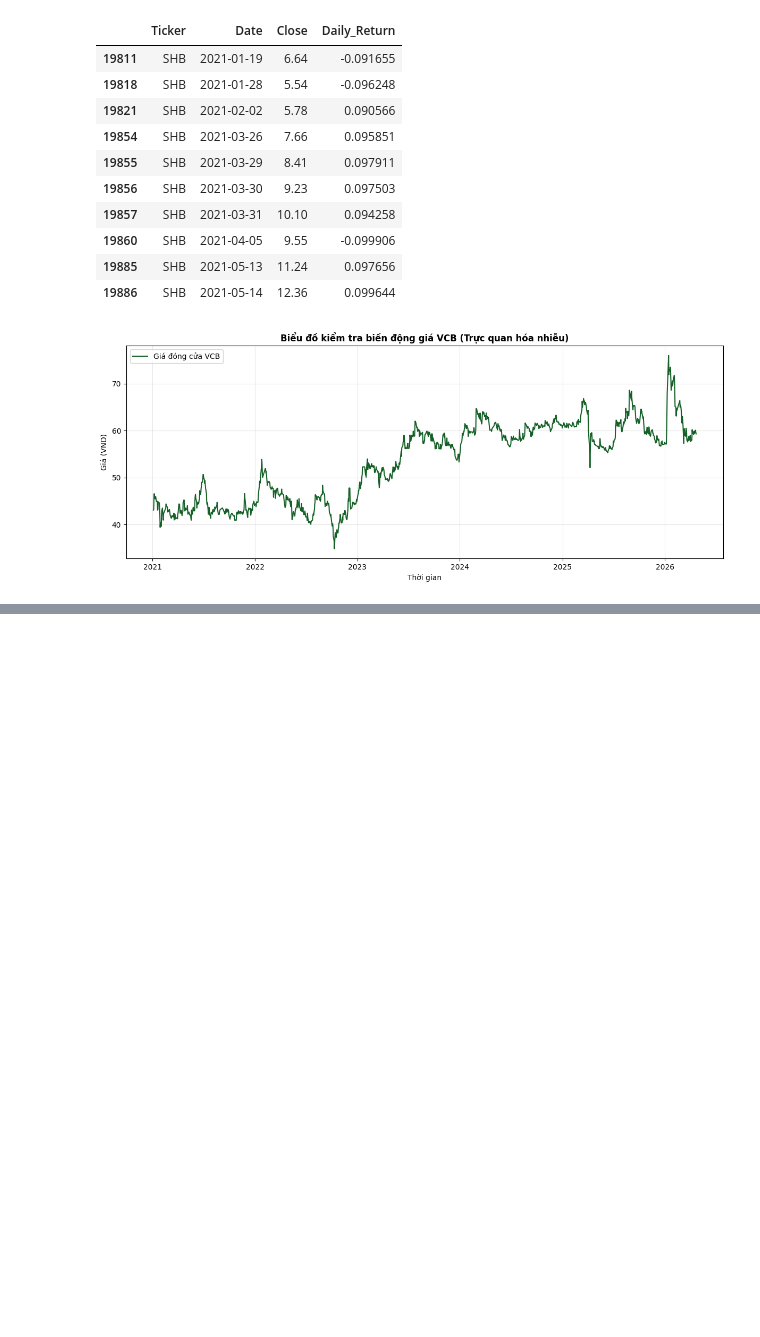
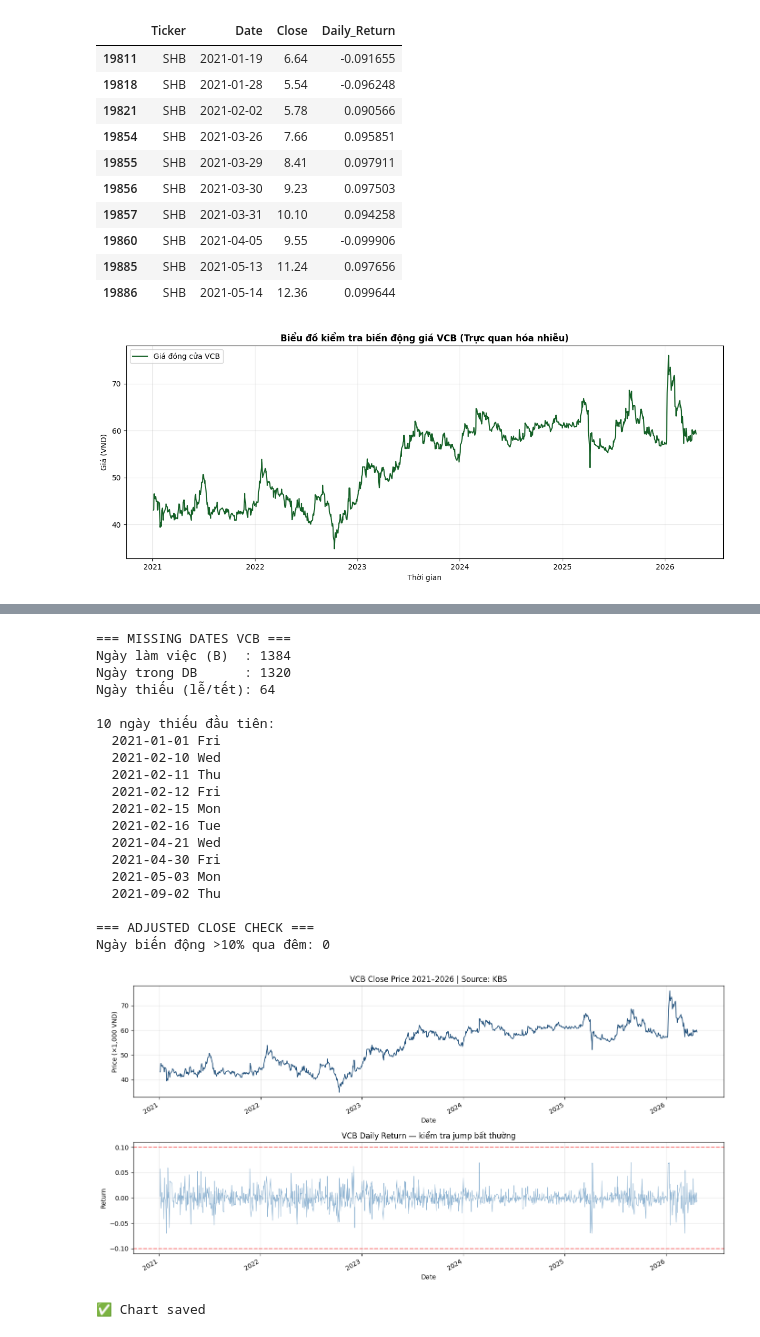
Before and after one commit to MCTGiang/vn-portfolio-optimizer, a Jupyter notebook: notebooks/07.Test_Streamlit.ipynb, the cells around one changed output, grey strips where cells are left out. Cells and saved outputs as stored; diff of their text form; code cells hidden in the pictures; blank space fills up the shorter version.

```diff
--- a/notebooks/07.Test_Streamlit.ipynb
+++ b/notebooks/07.Test_Streamlit.ipynb
@@ -347,0 +461,67 @@ BÁO CÁO KIỂM TRA CHẤT LƯỢNG DỮ LIỆU (NGUỒN: KBS)
+# %%
+import matplotlib.pyplot as plt
+from data_loader import load_from_db
+
+# ── Bước 4: missing dates ──────────────────────────────────────
+full_range = pd.date_range(start='2021-01-01', end='2026-04-22', freq='B')
+df_vcb = load_from_db('VCB', '2021-01-01', '2026-04-22')
+missing_dates = full_range.difference(df_vcb.index)
+
+print("=== MISSING DATES VCB ===")
+print(f"Ngày làm việc (B)  : {len(full_range)}")
+print(f"Ngày trong DB      : {len(df_vcb)}")
+print(f"Ngày thiếu (lễ/tết): {len(missing_dates)}")
+print(f"\n10 ngày thiếu đầu tiên:")
+for d in missing_dates[:10]:
+    print(f"  {d.strftime('%Y-%m-%d %a')}")
+
+# ── Bước 7: kiểm tra Adjusted Close ───────────────────────────
+overnight = df_vcb['Close'].pct_change()
+big_moves = overnight[overnight.abs() > 0.1]
+
+print(f"\n=== ADJUSTED CLOSE CHECK ===")
+print(f"Ngày biến động >10% qua đêm: {len(big_moves)}")
+if len(big_moves) > 0:
+    print(big_moves.to_string())
+
+# ── Plot ───────────────────────────────────────────────────────
+fig, axes = plt.subplots(2, 1, figsize=(14, 7))
+
+df_vcb['Close'].plot(ax=axes[0], color='#1F4E79', linewidth=1.2)
+axes[0].set_title('VCB Close Price 2021–2026 | Source: KBS')
+axes[0].set_ylabel('Price (×1,000 VND)')
+axes[0].grid(True, alpha=0.3)
+
+overnight.plot(ax=axes[1], color='steelblue', alpha=0.6, linewidth=0.8)
+axes[1].axhline(y=0.1,  color='red', linestyle='--', alpha=0.5)
+axes[1].axhline(y=-0.1, color='red', linestyle='--', alpha=0.5)
+axes[1].set_title('VCB Daily Return — kiểm tra jump bất thường')
+axes[1].set_ylabel('Return')
+axes[1].grid(True, alpha=0.3)
+
+plt.tight_layout()
+plt.savefig('../reports/vcb_data_quality_check2.png', dpi=150)
+plt.show()
+print("✅ Chart saved")
+# %% [output]
+=== MISSING DATES VCB ===
+Ngày làm việc (B)  : 1384
+Ngày trong DB      : 1320
+Ngày thiếu (lễ/tết): 64
+
+10 ngày thiếu đầu tiên:
+  2021-01-01 Fri
+  2021-02-10 Wed
+  2021-02-11 Thu
+  2021-02-12 Fri
+  2021-02-15 Mon
+  2021-02-16 Tue
+  2021-04-21 Wed
+  2021-04-30 Fri
+  2021-05-03 Mon
+  2021-09-02 Thu
+
+=== ADJUSTED CLOSE CHECK ===
+Ngày biến động >10% qua đêm: 0
+[figure, added]
+✅ Chart saved
```
Also changed, not shown: parts of 5 cells of this notebook, 4 other files.
